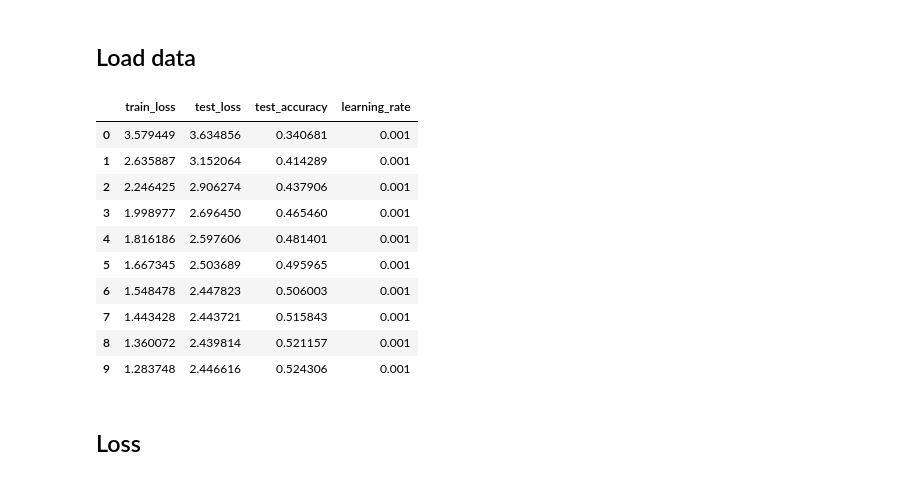
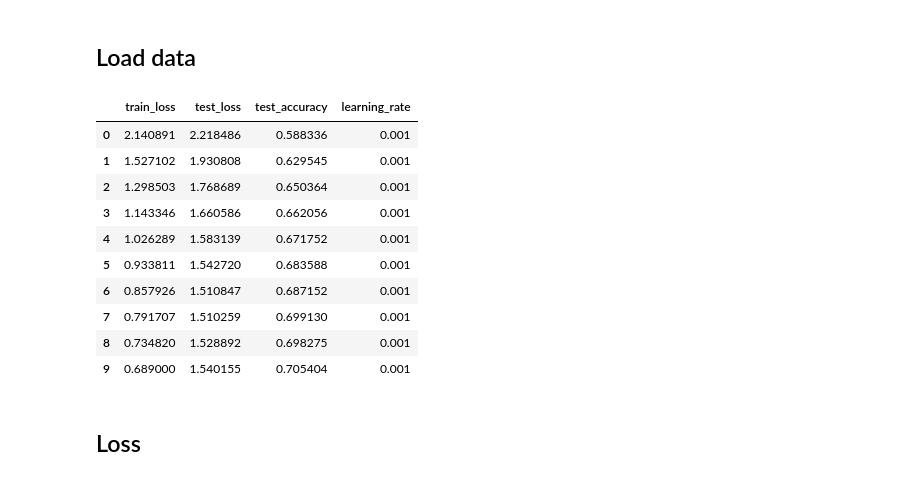
Before and after one commit to tomad01/train_embedding_model, a Jupyter notebook: check_results.ipynb, the cells around one changed output. Drawn from its saved outputs; the diff is of its cells as text; code cells hidden in the pictures.

```diff
--- a/check_results.ipynb
+++ b/check_results.ipynb
@@ -3,21 +3,22 @@
 # %%
 import pandas as pd
 
 log_file = "/tmp/test/head_model/history.json"
+log_file = "/Users/DToma/work/classification_model/laboratory/model/head_model/history.json"
 df = pd.read_json(log_file)
 df
 # %% [output]
 |  | train_loss | test_loss | test_accuracy | learning_rate |
-| 0 | 3.579449 | 3.634856 | 0.340681 | 0.001 |
-| 1 | 2.635887 | 3.152064 | 0.414289 | 0.001 |
-| 2 | 2.246425 | 2.906274 | 0.437906 | 0.001 |
-| 3 | 1.998977 | 2.696450 | 0.465460 | 0.001 |
-| 4 | 1.816186 | 2.597606 | 0.481401 | 0.001 |
-| 5 | 1.667345 | 2.503689 | 0.495965 | 0.001 |
-| 6 | 1.548478 | 2.447823 | 0.506003 | 0.001 |
-| 7 | 1.443428 | 2.443721 | 0.515843 | 0.001 |
-| 8 | 1.360072 | 2.439814 | 0.521157 | 0.001 |
-| 9 | 1.283748 | 2.446616 | 0.524306 | 0.001 |
+| 0 | 2.140891 | 2.218486 | 0.588336 | 0.001 |
+| 1 | 1.527102 | 1.930808 | 0.629545 | 0.001 |
+| 2 | 1.298503 | 1.768689 | 0.650364 | 0.001 |
+| 3 | 1.143346 | 1.660586 | 0.662056 | 0.001 |
+| 4 | 1.026289 | 1.583139 | 0.671752 | 0.001 |
+| 5 | 0.933811 | 1.542720 | 0.683588 | 0.001 |
+| 6 | 0.857926 | 1.510847 | 0.687152 | 0.001 |
+| 7 | 0.791707 | 1.510259 | 0.699130 | 0.001 |
+| 8 | 0.734820 | 1.528892 | 0.698275 | 0.001 |
+| 9 | 0.689000 | 1.540155 | 0.705404 | 0.001 |
 # %% [markdown]
 ## Loss
 # %%
```
Also changed, not shown: parts of 2 cells of this notebook, 2 other files.
